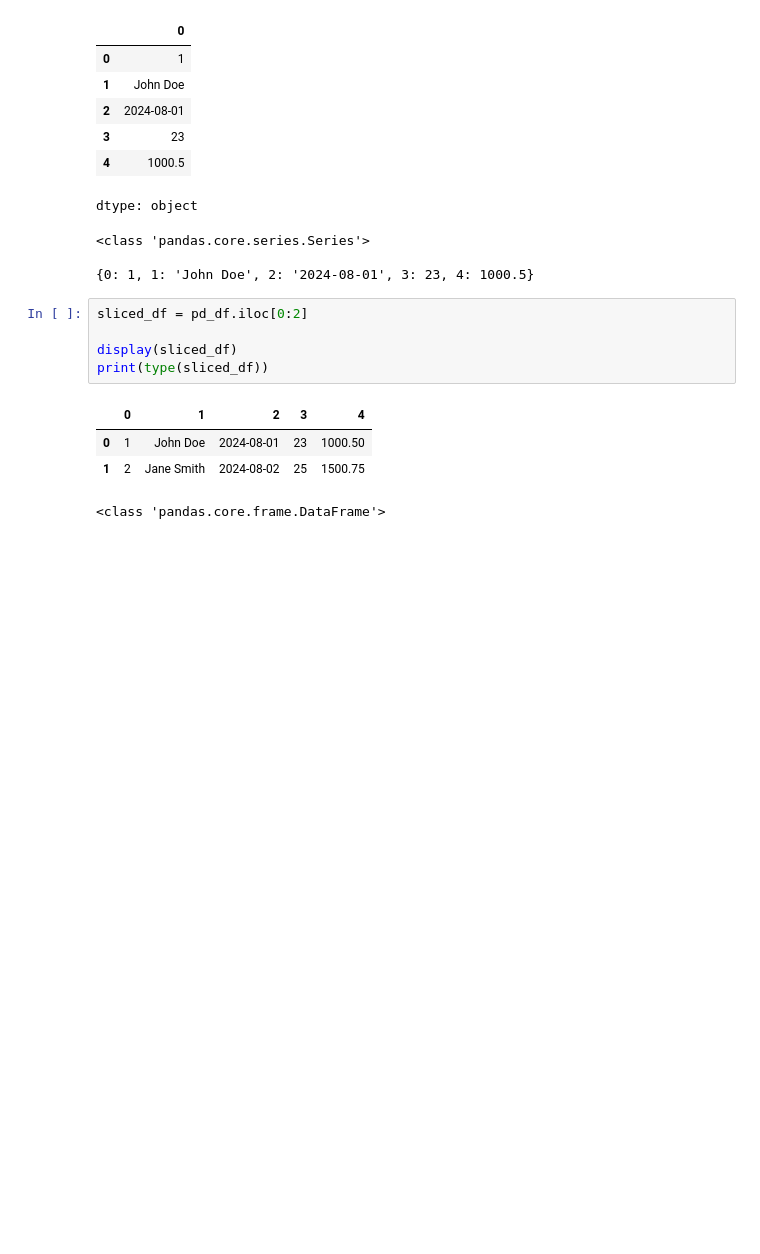
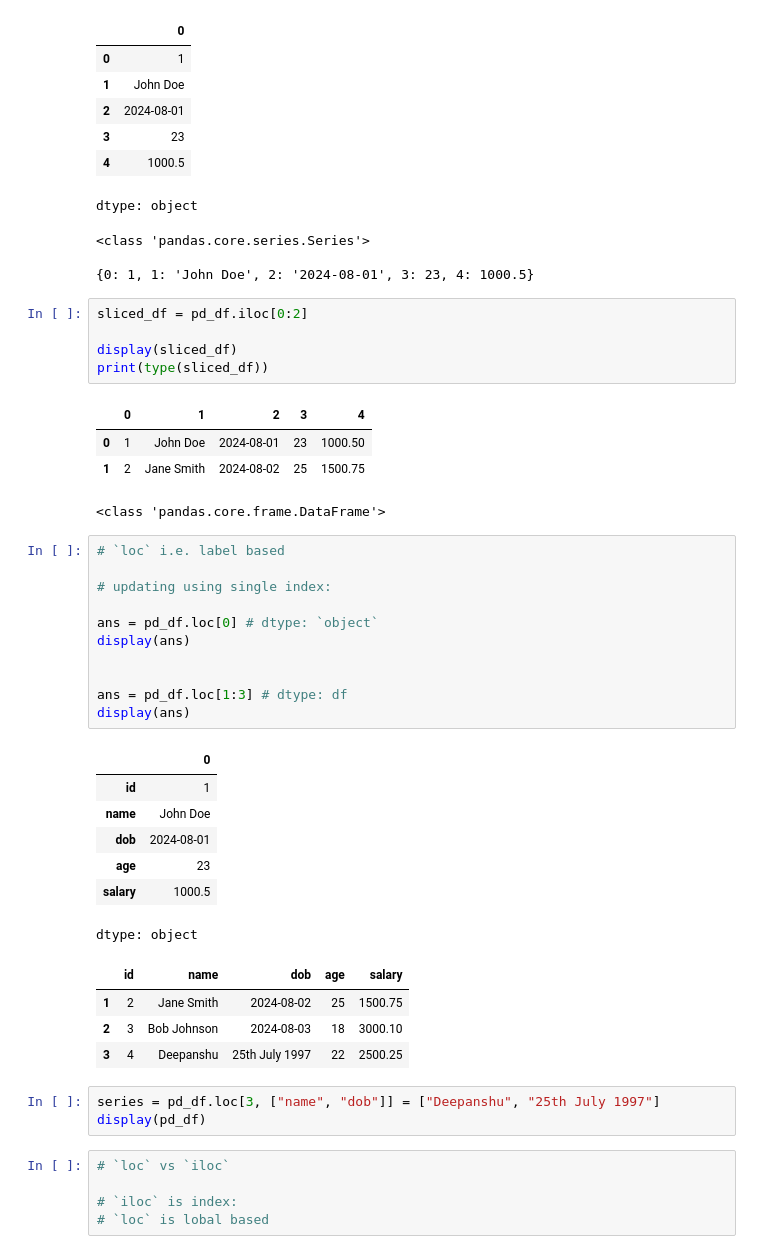
Before and after one commit to deepanshumehtaa/1interviewparjour, a Jupyter notebook: SPARKSQLAllFunctionsPyspark.ipynb, the cells around one changed output. Saved outputs shown, nothing was run; the diff lists cells and outputs as text; blank space fills up the shorter version.

```diff
--- a/SPARKSQLAllFunctionsPyspark.ipynb
+++ b/SPARKSQLAllFunctionsPyspark.ipynb
@@ -1366,3 +1366,34 @@ print(type(sliced_df))
 | 0 | 1 | John Doe | 2024-08-01 | 23 | 1000.50 |
 | 1 | 2 | Jane Smith | 2024-08-02 | 25 | 1500.75 |
 <class 'pandas.core.frame.DataFrame'>
+# %%
+# `loc` i.e. label based
+
+# updating using single index:
+
+ans = pd_df.loc[0] # dtype: `object`
+display(ans)
+
+
+ans = pd_df.loc[1:3] # dtype: df
+display(ans)
+# %% [output]
+|  | 0 |
+| id | 1 |
+| name | John Doe |
+| dob | 2024-08-01 |
+| age | 23 |
+| salary | 1000.5 |
+dtype: object
+|  | id | name | dob | age | salary |
+| 1 | 2 | Jane Smith | 2024-08-02 | 25 | 1500.75 |
+| 2 | 3 | Bob Johnson | 2024-08-03 | 18 | 3000.10 |
+| 3 | 4 | Deepanshu | 25th July 1997 | 22 | 2500.25 |
+# %%
+series = pd_df.loc[3, ["name", "dob"]] = ["Deepanshu", "25th July 1997"]
+display(pd_df)
+# %%
+# `loc` vs `iloc`
+
+# `iloc` is index:
+# `loc` is lobal based
```
Also changed, not shown: parts of 1 cell of this notebook.
